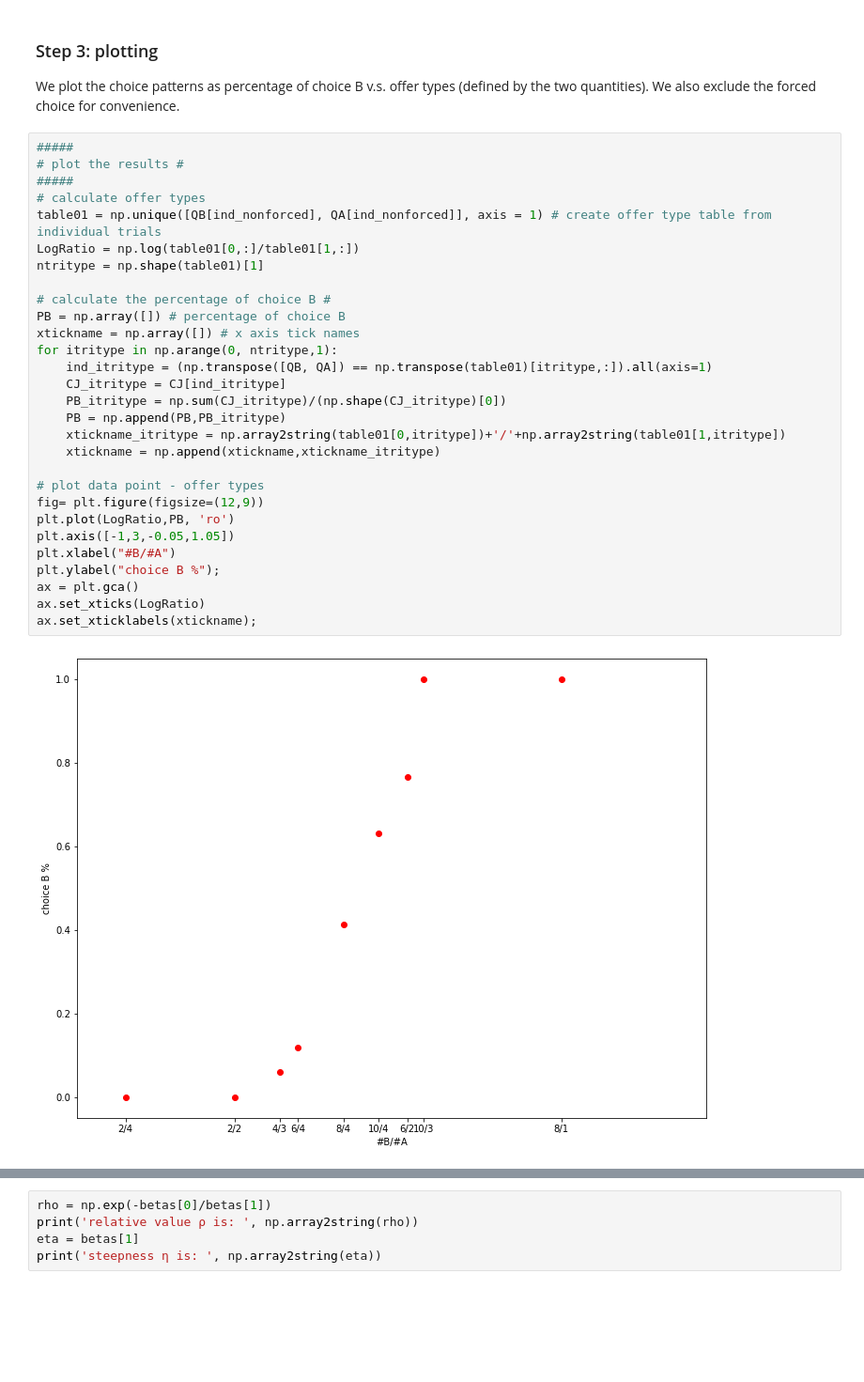
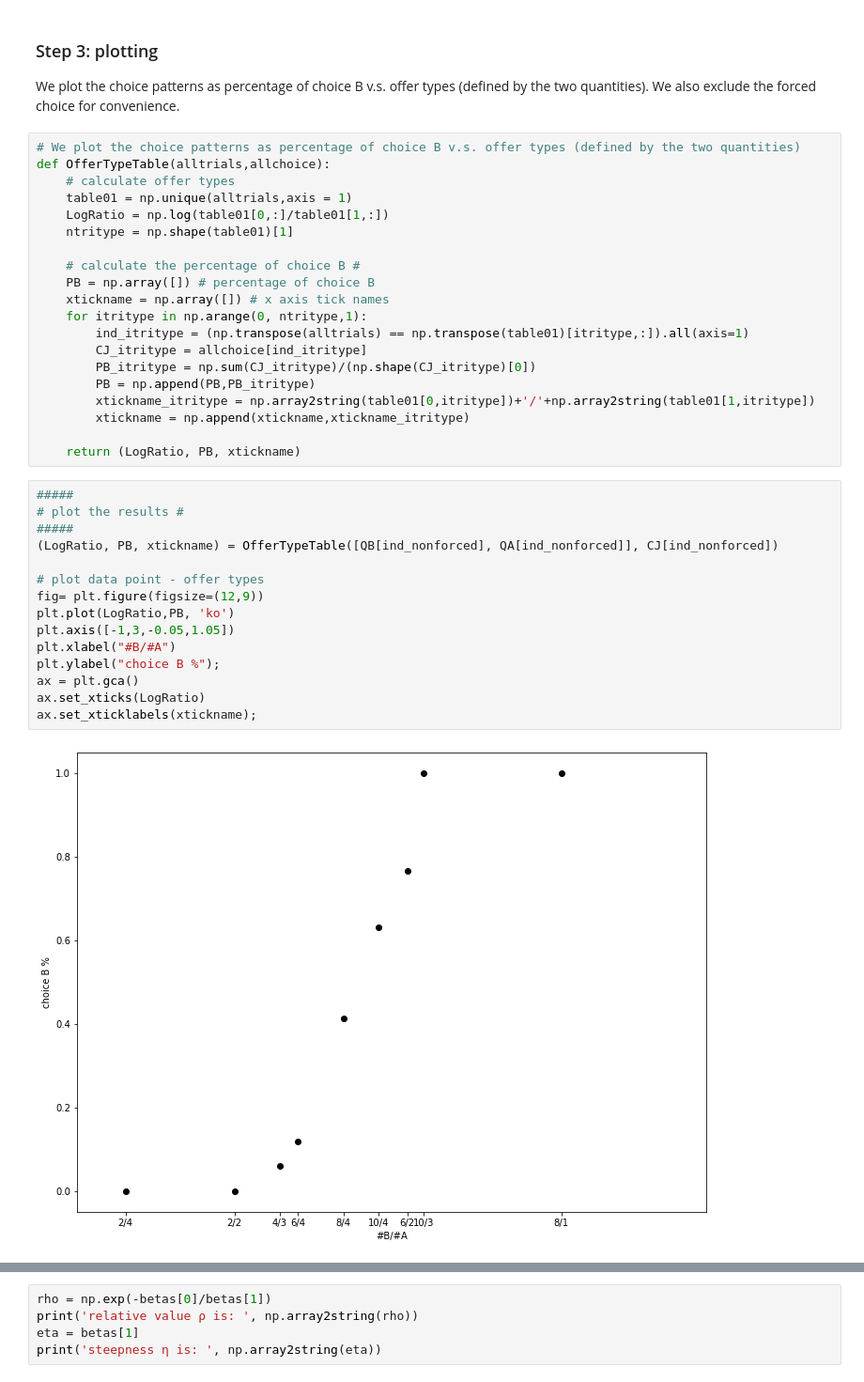
Before and after one commit to PadoaSchioppaLab/LogisticRegression_tutorial, a Jupyter notebook: LogisticRegression_JuiceChoice.ipynb, the cells around one changed output, grey strips where cells are left out. Shown: that part at 94% size. Drawn from its saved outputs; the diff is of its cells as text; blank space fills up the shorter version.

```diff
--- a/LogisticRegression_JuiceChoice.ipynb
+++ b/LogisticRegression_JuiceChoice.ipynb
@@ -80,36 +80,42 @@ Optimization terminated successfully.
 ### Step 3: plotting
 We plot the choice patterns as percentage of choice B v.s. offer types (defined by the two quantities). We also exclude the forced choice for convenience.
 # %%
-#####
-# plot the results #
-#####
-# calculate offer types
-table01 = np.unique([QB[ind_nonforced], QA[ind_nonforced]], axis = 1) # create offer type table from individual trials
-LogRatio = np.log(table01[0,:]/table01[1,:])
-ntritype = np.shape(table01)[1]
+# We plot the choice patterns as percentage of choice B v.s. offer types (defined by the two quantities)
+def OfferTypeTable(alltrials,allchoice):
+    # calculate offer types
+    table01 = np.unique(alltrials,axis = 1)
+    LogRatio = np.log(table01[0,:]/table01[1,:])
+    ntritype = np.shape(table01)[1]
 
-# calculate the percentage of choice B #
-PB = np.array([]) # percentage of choice B
-xtickname = np.array([]) # x axis tick names
-for itritype in np.arange(0, ntritype,1):
-    ind_itritype = (np.transpose([QB, QA]) == np.transpose(table01)[itritype,:]).all(axis=1)
-    CJ_itritype = CJ[ind_itritype]
-    PB_itritype = np.sum(CJ_itritype)/(np.shape(CJ_itritype)[0])
-    PB = np.append(PB,PB_itritype)
-    xtickname_itritype = np.array2string(table01[0,itritype])+'/'+np.array2string(table01[1,itritype])
-    xtickname = np.append(xtickname,xtickname_itritype)
+    # calculate the percentage of choice B #
+    PB = np.array([]) # percentage of choice B
+    xtickname = np.array([]) # x axis tick names
+    for itritype in np.arange(0, ntritype,1):
+        ind_itritype = (np.transpose(alltrials) == np.transpose(table01)[itritype,:]).all(axis=1)
+        CJ_itritype = allchoice[ind_itritype]
+        PB_itritype = np.sum(CJ_itritype)/(np.shape(CJ_itritype)[0])
+        PB = np.append(PB,PB_itritype)
+        xtickname_itritype = np.array2string(table01[0,itritype])+'/'+np.array2string(table01[1,itritype])
+        xtickname = np.append(xtickname,xtickname_itritype)
 
-# plot data point - offer types
-fig= plt.figure(figsize=(12,9))
-plt.plot(LogRatio,PB, 'ro')
-plt.axis([-1,3,-0.05,1.05])
-plt.xlabel("#B/#A")
-plt.ylabel("choice B %");
-ax = plt.gca()
-ax.set_xticks(LogRatio)
-ax.set_xticklabels(xtickname);
+    return (LogRatio, PB, xtickname)
-# %% [output]
-[figure, removed]
+# %%
+#####
+# plot the results #
+#####
+(LogRatio, PB, xtickname) = OfferTypeTable([QB[ind_nonforced], QA[ind_nonforced]], CJ[ind_nonforced])
+
+# plot data point - offer types
+fig= plt.figure(figsize=(12,9))
+plt.plot(LogRatio,PB, 'ko')
+plt.axis([-1,3,-0.05,1.05])
+plt.xlabel("#B/#A")
+plt.ylabel("choice B %");
+ax = plt.gca()
+ax.set_xticks(LogRatio)
+ax.set_xticklabels(xtickname);
+# %% [output]
+[figure, added]
 # %%
 # plot sigmoidal curve
 X_plot = np.arange(np.floor(np.min(LogRatio)), np.ceil(np.max(LogRatio)), 0.1)
```
Also changed, not shown: parts of 8 cells of this notebook.
